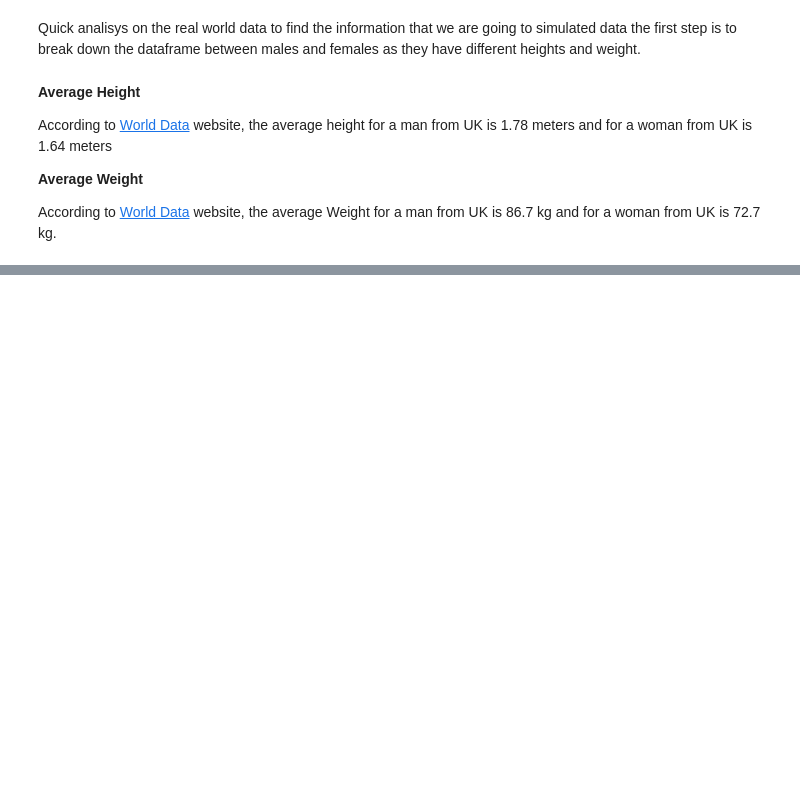
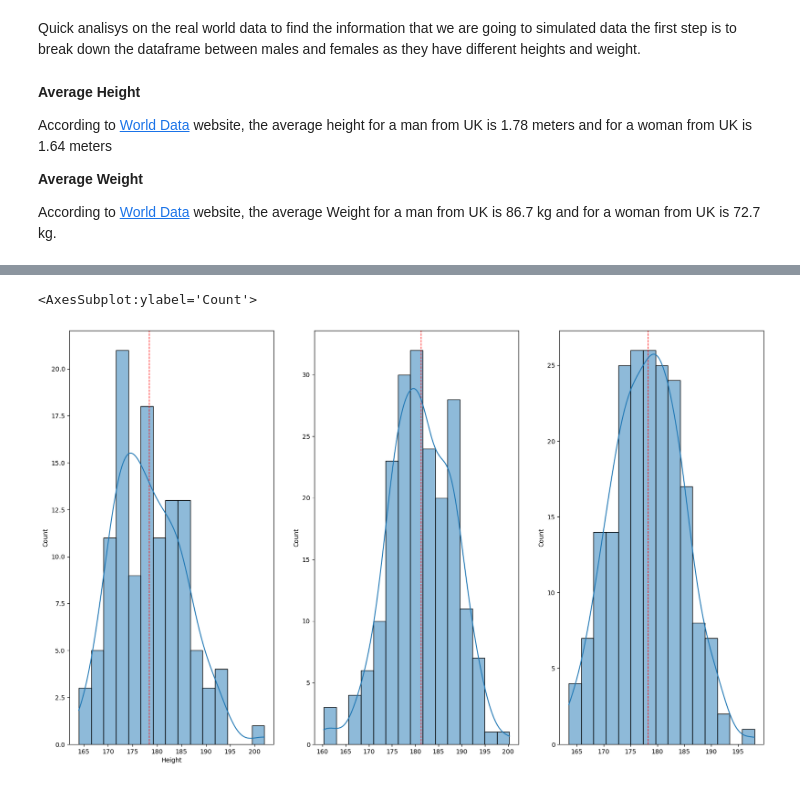
Before and after one commit to ReRiva/PfDA-Assignment, a Jupyter notebook: ProgfDA_Project.ipynb, the cells around one changed output, grey strips where cells are left out. Drawn from its saved outputs; the diff is of its cells as text; code cells hidden in the pictures; blank space fills up the shorter version.

```diff
--- a/ProgfDA_Project.ipynb
+++ b/ProgfDA_Project.ipynb
@@ -284,0 +340,4 @@ sns.histplot(kde=True, data=males['Weight'], ax=axs[1])
+# %%
+h_skew_males = stats.skew(males['Height'])
+w_skew_males = stats.skew(males['Weight'])
+bmi_skew_males = stats.skew(males['BMI'])
@@ -301,0 +369,24 @@ stats.skew(males['Weight'])
+# %%
+m_simulated_height = stats.skewnorm.rvs(h_skew_males, loc=h_mean_males, scale=h_std_males, size=200)
+# %%
+# https://numpy.org/doc/stable/reference/generated/numpy.sort.html
+# Initializing the Random Generator
+rng = np.random.default_rng()
+m_normal_height = rng.normal(loc=178.379145, scale=7.0, size=117)
+# %%
+fig, axs = plt.subplots(figsize=(20, 12), ncols=3)
+
+# Original data
+axs[0].axvline(males['Height'].mean(), color='r', linestyle='dashed', linewidth=1)
+sns.histplot(kde=True, data=males['Height'], ax=axs[0], bins = 15)
+
+#Simulated Skewed data
+axs[1].axvline(m_simulated_height.mean(), color='r', linestyle='dashed', linewidth=1)
+sns.histplot(kde=True, data=m_simulated_height, ax=axs[1], bins = 15)
+
+# Normal Distribuition Zero Skew
+axs[2].axvline(m_normal_height.mean(), color='r', linestyle='dashed', linewidth=1)
+sns.histplot(kde=True, data=m_normal_height, ax=axs[2], bins = 15)
+# %% [output]
+<AxesSubplot:ylabel='Count'>
+[figure, added]
```
Also changed, not shown: parts of 46 cells of this notebook.
